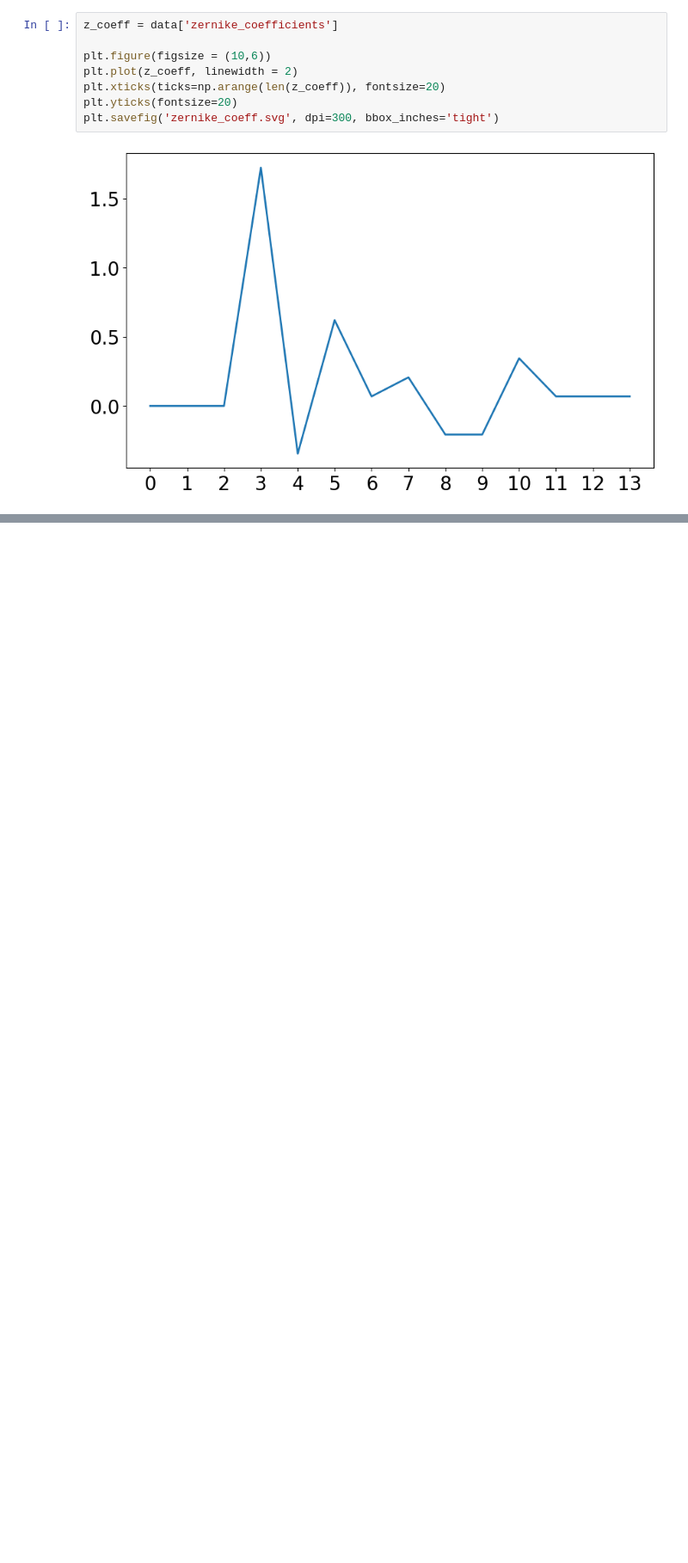
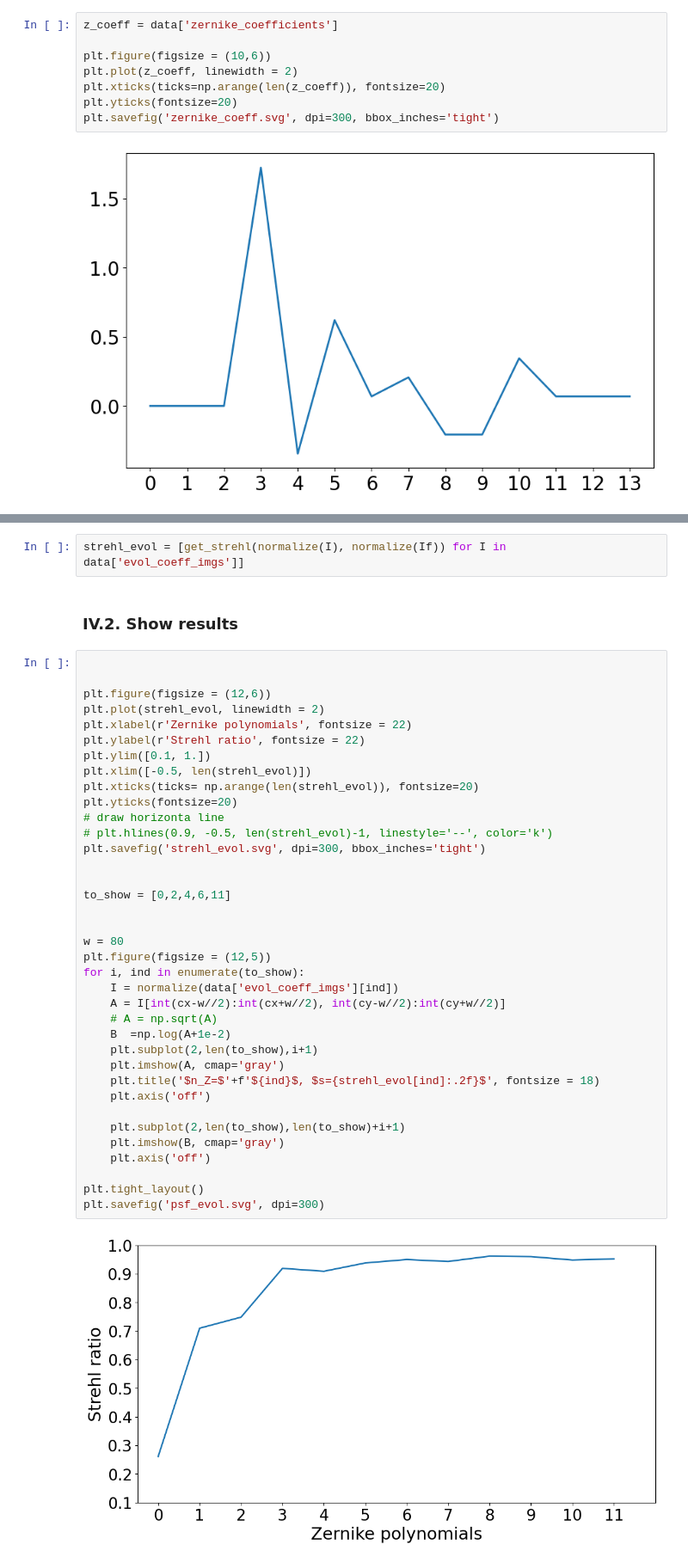
Before and after one commit to wavefrontshaping/tutorial-DMD-setup-2023, a Jupyter notebook: python/Experimental_aberration_correction.ipynb, the cells around one changed output, grey strips where cells are left out. Shown: that part at 86% size. Drawn from its saved outputs; the diff is of its cells as text; blank space fills up the shorter version.

```diff
--- a/python/Experimental_aberration_correction.ipynb
+++ b/python/Experimental_aberration_correction.ipynb
@@ -288,0 +202,43 @@ plt.savefig('zernike_coeff.svg', dpi=300, bbox_inches='tight')
+# %%
+strehl_evol = [get_strehl(normalize(I), normalize(If)) for I in data['evol_coeff_imgs']]
+# %% [markdown]
+### IV.2. Show results
+# %%
+
+
+plt.figure(figsize = (12,6))
+plt.plot(strehl_evol, linewidth = 2)
+plt.xlabel(r'Zernike polynomials', fontsize = 22)
+plt.ylabel(r'Strehl ratio', fontsize = 22)
+plt.ylim([0.1, 1.])
+plt.xlim([-0.5, len(strehl_evol)])
+plt.xticks(ticks= np.arange(len(strehl_evol)), fontsize=20)
+plt.yticks(fontsize=20)
+# draw horizonta line
+# plt.hlines(0.9, -0.5, len(strehl_evol)-1, linestyle='--', color='k')
+plt.savefig('strehl_evol.svg', dpi=300, bbox_inches='tight')
+
+
+to_show = [0,2,4,6,11]
+
+
+w = 80
+plt.figure(figsize = (12,5))
+for i, ind in enumerate(to_show):
+    I = normalize(data['evol_coeff_imgs'][ind])
+    A = I[int(cx-w//2):int(cx+w//2), int(cy-w//2):int(cy+w//2)]
+    # A = np.sqrt(A)
+    B  =np.log(A+1e-2)
+    plt.subplot(2,len(to_show),i+1)
+    plt.imshow(A, cmap='gray')
+    plt.title('$n_Z=$'+f'${ind}$, $s={strehl_evol[ind]:.2f}$', fontsize = 18)
+    plt.axis('off')
+
+    plt.subplot(2,len(to_show),len(to_show)+i+1)
+    plt.imshow(B, cmap='gray')
+    plt.axis('off')
+
+plt.tight_layout()
+plt.savefig('psf_evol.svg', dpi=300)
+# %% [output]
+[figure, added]
```
Also changed, not shown: parts of 22 cells of this notebook.
